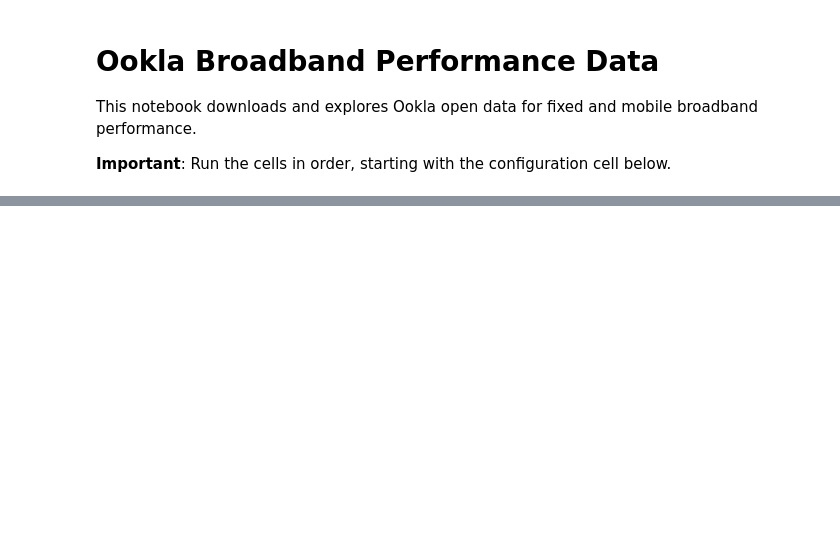
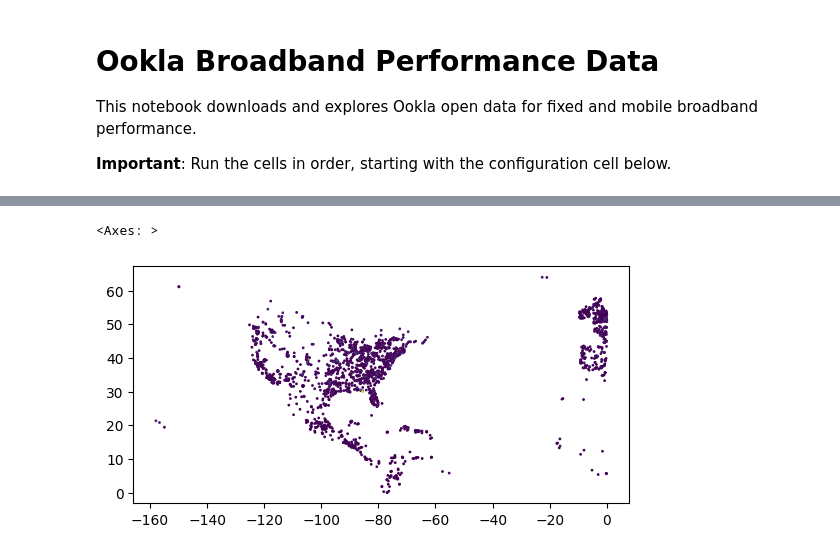
Before and after one commit to maxbusboom/WirelessIncome, a Jupyter notebook: notebooks/ericbusboom/ookla_data.ipynb, the cells around one changed output, grey strips where cells are left out. Drawn from its saved outputs; the diff is of its cells as text; code cells hidden in the pictures; blank space fills up the shorter version.

```diff
--- a/notebooks/ericbusboom/ookla_data.ipynb
+++ b/notebooks/ericbusboom/ookla_data.ipynb
@@ -224,0 +23,17 @@ t[t.quadkey.str.startswith('0')].dropna().plot(ax=ax,  alpha=0.5, column="avg_d_
+# %%
+import boto3
+from botocore import UNSIGNED
+from botocore.config import Config
+import os
+from urllib.parse import urlparse
+
+# Create S3 client with no signing (for public buckets)
+s3 = boto3.client('s3', config=Config(signature_version=UNSIGNED))
+
+# List parquet URIs from Ookla bucket
+parquet_files = list_ookla_objects(s3)
+
+# Build dataset of file paths with metadata
+files_df = build_files_df(parquet_files)
+
+files_df.head()
@@ -224,0 +74,3 @@ t[t.quadkey.str.startswith('0')].dropna().plot(ax=ax,  alpha=0.5, column="avg_d_
+# %%
+# Example usage: load mobile data for 2022 Q1
+df = get_ookla_data(files_df, year=2022, quarter=1, service_type='mobile', data_dir=data_dir)
@@ -224,0 +94,13 @@ t[t.quadkey.str.startswith('0')].dropna().plot(ax=ax,  alpha=0.5, column="avg_d_
+# %%
+import geopandas as gpd
+from shapely.geometry import Point
+
+# Convert DataFrame to GeoDataFrame using tile_x and tile_y as Point geometry
+gdf = gpd.GeoDataFrame(
+    df,
+    geometry=[Point(x, y) for x, y in zip(df['tile_x'], df['tile_y'])],
+    crs='EPSG:4326'  # WGS84 lat/lon
+)
+
+print(f"Created GeoDataFrame with {len(gdf)} points")
+gdf.head()
@@ -224,0 +115,9 @@ t[t.quadkey.str.startswith('0')].dropna().plot(ax=ax,  alpha=0.5, column="avg_d_
+# %%
+# Sample and filter the data
+t = gdf.sample(min(10000, len(df)))
+
+t = t[t['quadkey'].str.startswith('0')]
+
+# Drop coordinate and quadkey columns
+uss_df = t.drop(columns=['quadkey', 'tile_x', 'tile_y', 'tile'])
+uss_df.head()
@@ -224,0 +131,5 @@ t[t.quadkey.str.startswith('0')].dropna().plot(ax=ax,  alpha=0.5, column="avg_d_
+# %%
+uss_df.plot(markersize=1, column="avg_d_kbps")
+# %% [output]
+<Axes: >
+[figure, added]
```
Also changed, not shown: parts of 17 cells of this notebook, 6 other files.
